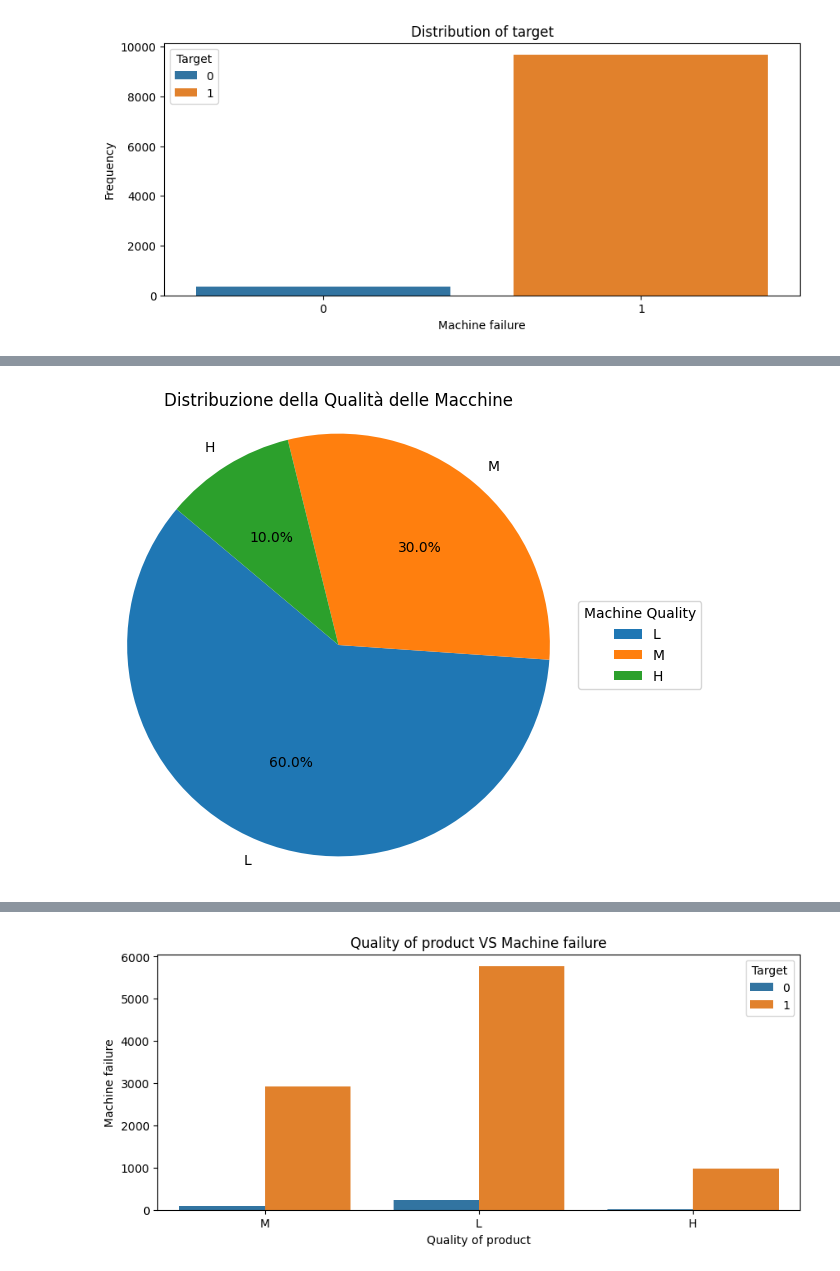
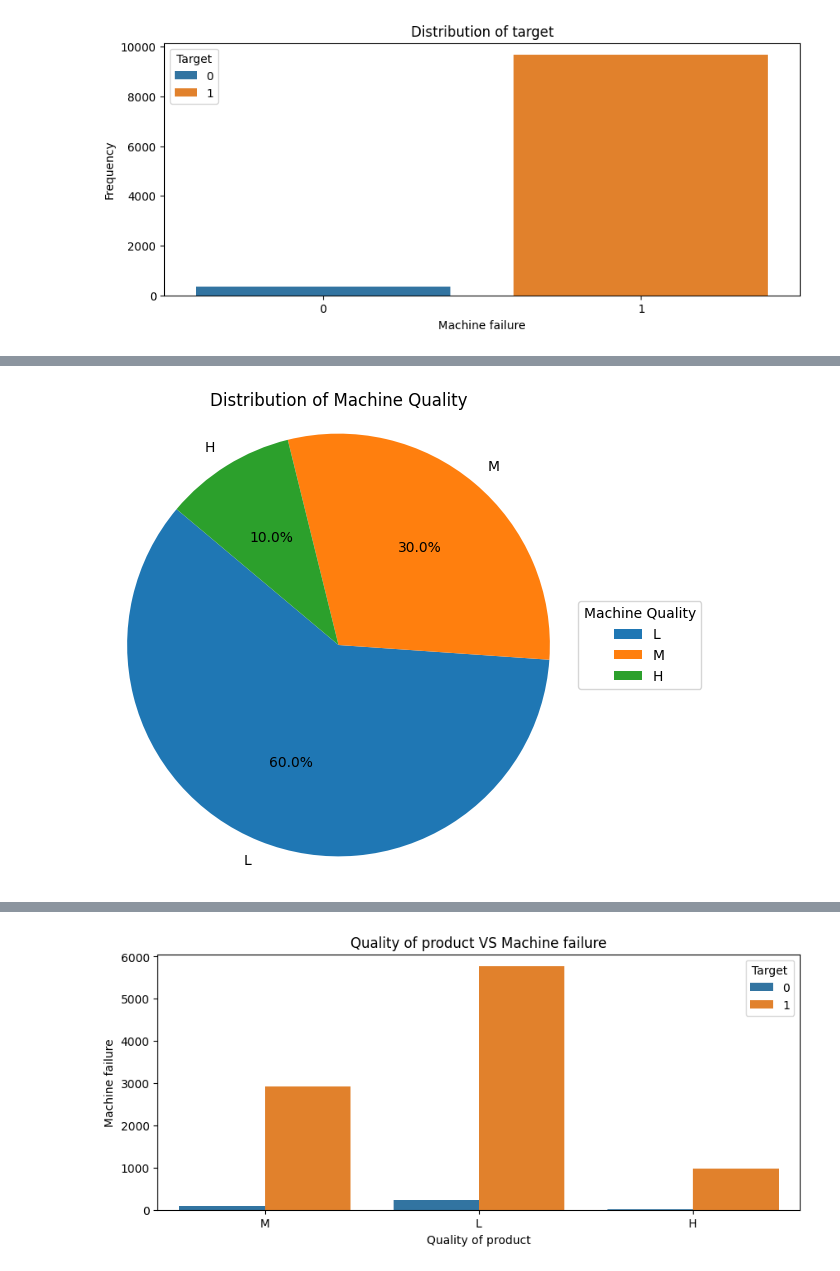
Before and after one commit to Riuzzo/Progetto_ML, a Jupyter notebook: MachineFailurePrediction.ipynb, the cells around one changed output, grey strips where cells are left out. Drawn from its saved outputs; the diff is of its cells as text; code cells hidden in the pictures.

```diff
--- a/MachineFailurePrediction.ipynb
+++ b/MachineFailurePrediction.ipynb
@@ -137,5 +138,5 @@ Per le nostre analisi non ci servono le colonne contenenti gli identificatori un
 # %%
-df.drop(['UDI', 'Product ID', 'Failure Type'], axis=1, inplace=True)
+df.drop(['UDI', 'Product ID'], axis=1, inplace=True)
 df.rename(columns={"Air temperature [K]":"Air Temperature", "Process temperature [K]":"Process Temperature", "Rotational speed [rpm]":"Rotational Speed", "Torque [Nm]":"Torque", "Tool wear [min]":"Tool Wear"}, inplace=True)
 # %%
 df.head()
@@ -169,18 +203,18 @@ plt.show()
 # %%
 # Extracting the unique machine qualities and their counts
 machine_qualities = df['Type'].value_counts()
 labels = machine_qualities.index
 counts = machine_qualities.values
 
 # Creating the pie chart with more descriptive labels and a legend
 plt.figure(figsize=(6, 6))  # Adjusting figure size for better readability
 plt.pie(counts, labels=labels, autopct='%1.1f%%', startangle=140)
-plt.title('Distribuzione della Qualità delle Macchine')
+plt.title('Distribution of Machine Quality')
 plt.legend(labels, title="Machine Quality", loc="center left", bbox_to_anchor=(1, 0, 0.5, 1))
 plt.axis('equal')  # Equal aspect ratio ensures that pie is drawn as a circle.
 plt.show()
 # %% [output]
-[figure, old version]
+[figure, new version]
 # %%
 num_features = [feature for feature in df.drop(['Target', 'Type'], axis=1)]
 # Histograms of numeric features
```
Also changed, not shown: parts of 79 cells of this notebook, 1 other file.
